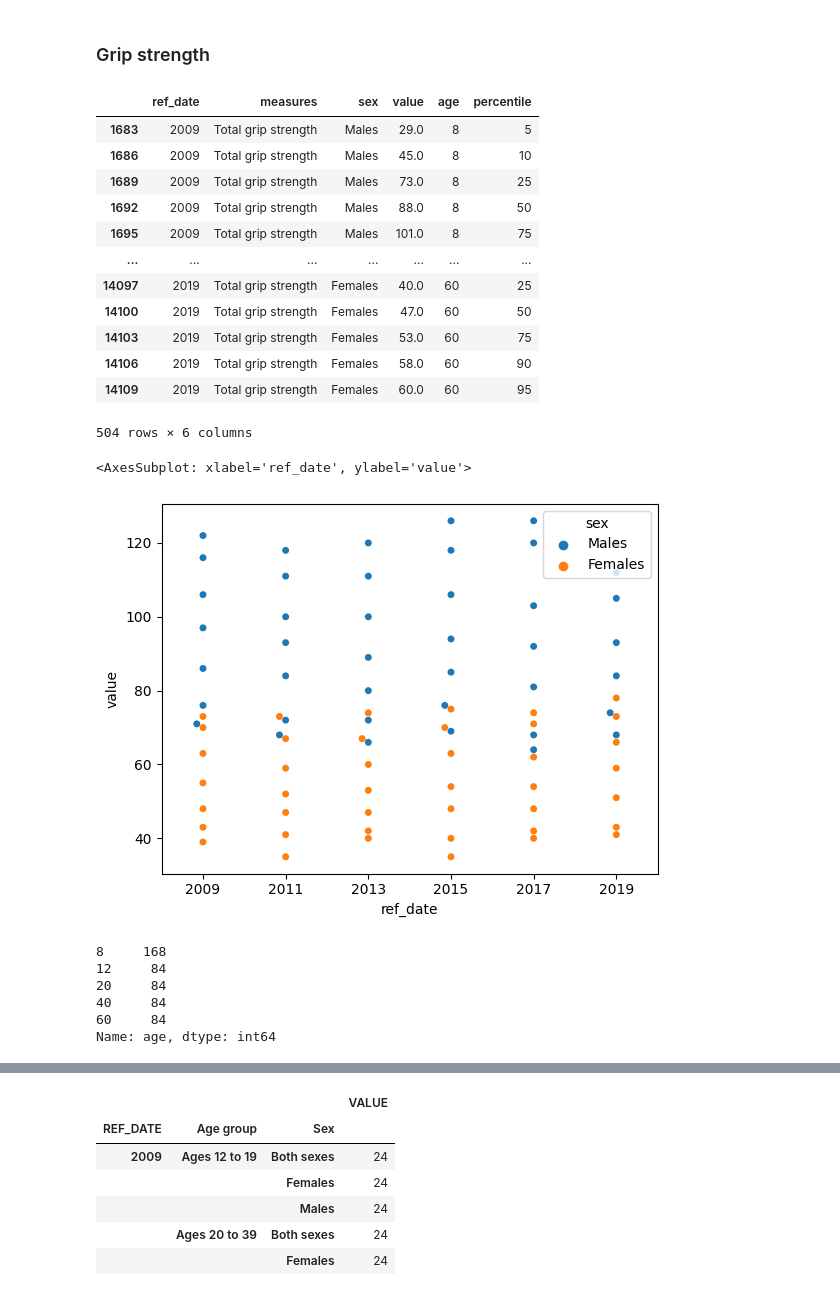
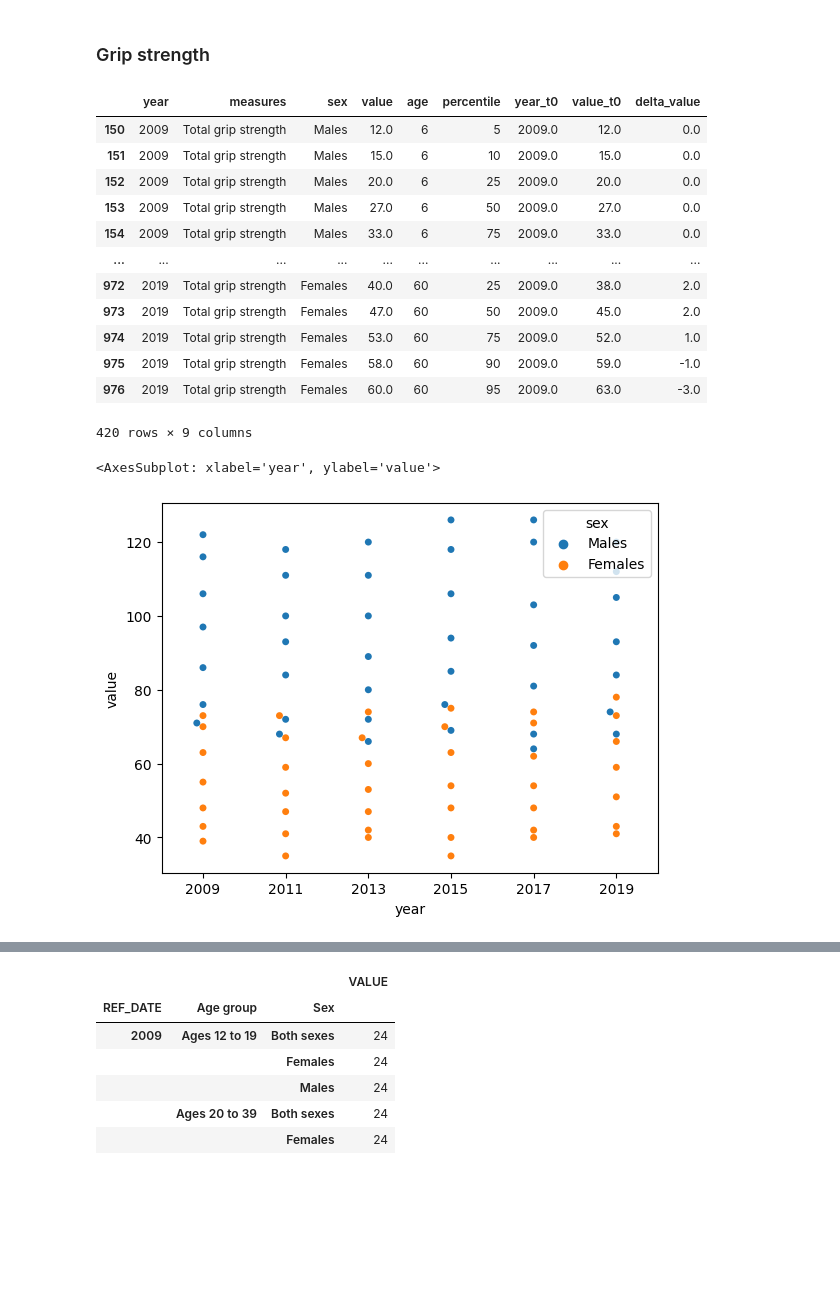
Before and after one commit to silvhua/lighthouse-RnR-project, a Jupyter notebook: canada_fitness.ipynb, the cells around one changed output, grey strips where cells are left out. Drawn from its saved outputs; the diff is of its cells as text; code cells hidden in the pictures; blank space fills up the shorter version.

```diff
--- a/canada_fitness.ipynb
+++ b/canada_fitness.ipynb
@@ -19,7 +20,7 @@ relevant_columns = [
 ## Exploration
 # %%
 df = load_csv('canadafitness.csv',
-    filepath='../final project ideas/Canada Physical fitness measures of the household population',
+    filepath='./Canada Physical fitness measures of the household population',
     usecols=relevant_columns)
 df.head()
 # %% [output]
@@ -212,7 +213,7 @@ df[filter].groupby(groupby).agg({'VALUE': 'count'}).sort_values(by=groupby+['Age
 # Data prep
 # %%
 df = load_csv('canadafitness.csv',
-    filepath='../final project ideas/Canada Physical fitness measures of the household population',
+    filepath='./Canada Physical fitness measures of the household population',
     usecols=relevant_columns)
 df.head()
 # %% [output]
@@ -481,31 +637,23 @@ grip = df2['measures'] == measure
 df_grip = df2[grip]
 df_grip
 # %% [output]
-|  | ref_date | measures | sex | value | age | percentile |
-| 1683 | 2009 | Total grip strength | Males | 29.0 | 8 | 5 |
-| 1686 | 2009 | Total grip strength | Males | 45.0 | 8 | 10 |
-| 1689 | 2009 | Total grip strength | Males | 73.0 | 8 | 25 |
-| 1692 | 2009 | Total grip strength | Males | 88.0 | 8 | 50 |
-| 1695 | 2009 | Total grip strength | Males | 101.0 | 8 | 75 |
-| ... | ... | ... | ... | ... | ... | ... |
-| 14097 | 2019 | Total grip strength | Females | 40.0 | 60 | 25 |
-| 14100 | 2019 | Total grip strength | Females | 47.0 | 60 | 50 |
-| 14103 | 2019 | Total grip strength | Females | 53.0 | 60 | 75 |
-| 14106 | 2019 | Total grip strength | Females | 58.0 | 60 | 90 |
-| 14109 | 2019 | Total grip strength | Females | 60.0 | 60 | 95 |
+|  | year | measures | sex | value | age | percentile | year_t0 | value_t0 | delta_value |
+| 150 | 2009 | Total grip strength | Males | 12.0 | 6 | 5 | 2009.0 | 12.0 | 0.0 |
+| 151 | 2009 | Total grip strength | Males | 15.0 | 6 | 10 | 2009.0 | 15.0 | 0.0 |
+| 152 | 2009 | Total grip strength | Males | 20.0 | 6 | 25 | 2009.0 | 20.0 | 0.0 |
+| 153 | 2009 | Total grip strength | Males | 27.0 | 6 | 50 | 2009.0 | 27.0 | 0.0 |
+| 154 | 2009 | Total grip strength | Males | 33.0 | 6 | 75 | 2009.0 | 33.0 | 0.0 |
+| ... | ... | ... | ... | ... | ... | ... | ... | ... | ... |
+| 972 | 2019 | Total grip strength | Females | 40.0 | 60 | 25 | 2009.0 | 38.0 | 2.0 |
+| 973 | 2019 | Total grip strength | Females | 47.0 | 60 | 50 | 2009.0 | 45.0 | 2.0 |
+| 974 | 2019 | Total grip strength | Females | 53.0 | 60 | 75 | 2009.0 | 52.0 | 1.0 |
+| 975 | 2019 | Total grip strength | Females | 58.0 | 60 | 90 | 2009.0 | 59.0 | -1.0 |
+| 976 | 2019 | Total grip strength | Females | 60.0 | 60 | 95 | 2009.0 | 63.0 | -3.0 |
-504 rows × 6 columns
+420 rows × 9 columns
 # %%
+# swarm plot
 filter = df_grip['age'] == 20
-sns.swarmplot(data=df_grip[filter], y='value', hue='sex', x='ref_date')
+sns.swarmplot(data=df_grip[filter], y='value', hue='sex', x='year')
 # %% [output]
-<AxesSubplot: xlabel='ref_date', ylabel='value'>
+<AxesSubplot: xlabel='year', ylabel='value'>
-[figure, old version]
+[figure, new version]
-# %%
-df_grip['age'].value_counts()
-# %% [output]
-8     168
-12     84
-20     84
-40     84
-60     84
-Name: age, dtype: int64
```
Also changed, not shown: parts of 26 cells of this notebook, 11 other files.
